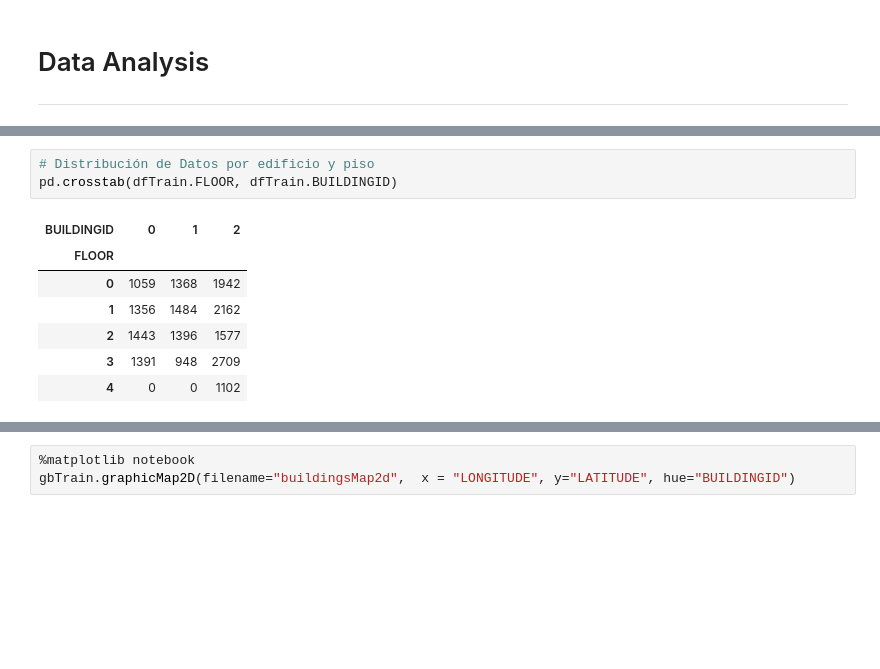
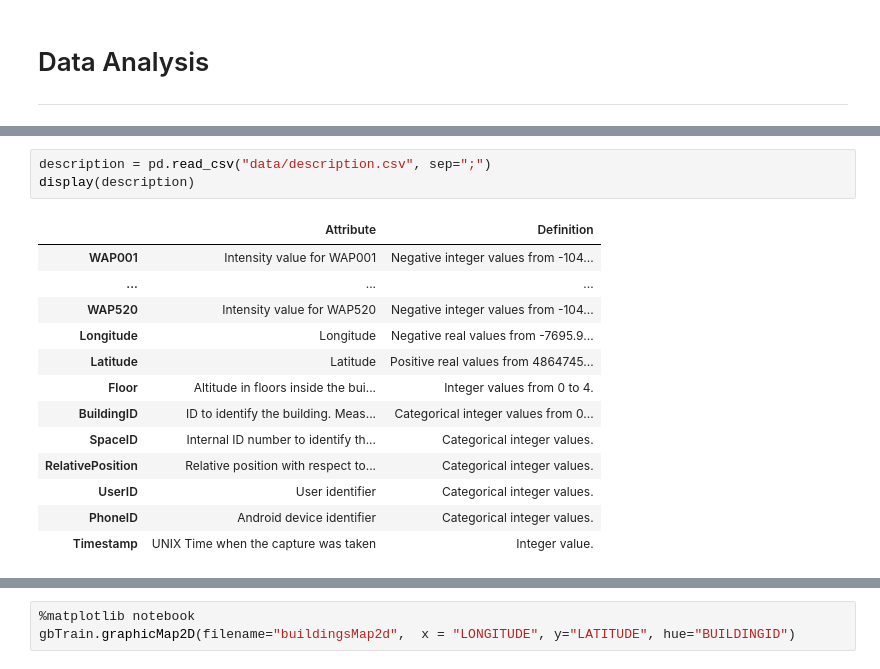
Before and after one commit to ohuarcaya/HyperparameterSearch, a Jupyter notebook: mhSearch/Data Analysis.ipynb, the cells around one changed output, grey strips where cells are left out. Saved outputs shown, nothing was run; the diff lists cells and outputs as text; blank space fills up the shorter version.

```diff
--- a/mhSearch/Data Analysis.ipynb
+++ b/mhSearch/Data Analysis.ipynb
@@ -80,11 +32,17 @@ array([ 2, 11,  3,  4,  5,  6,  7,  8,  9, 16, 10, 12, 13, 14, 15,  1, 17,
-# %%
-# Distribución de Datos por edificio y piso
-pd.crosstab(dfTrain.FLOOR, dfTrain.BUILDINGID)
-# %% [output]
-| BUILDINGID | 0 | 1 | 2 |
-| FLOOR |  |  |  |
-| 0 | 1059 | 1368 | 1942 |
-| 1 | 1356 | 1484 | 2162 |
-| 2 | 1443 | 1396 | 1577 |
-| 3 | 1391 | 948 | 2709 |
-| 4 | 0 | 0 | 1102 |
+# %%
+description = pd.read_csv("data/description.csv", sep=";")
+display(description)
+# %% [output]
+|  | Attribute | Definition |
+| WAP001 | Intensity value for WAP001 | Negative integer values from -104... |
+| ... | ... | ... |
+| WAP520 | Intensity value for WAP520 | Negative integer values from -104... |
+| Longitude | Longitude | Negative real values from -7695.9... |
+| Latitude | Latitude | Positive real values from 4864745... |
+| Floor | Altitude in floors inside the bui... | Integer values from 0 to 4. |
+| BuildingID | ID to identify the building. Meas... | Categorical integer values from 0... |
+| SpaceID | Internal ID number to identify th... | Categorical integer values. |
+| RelativePosition | Relative position with respect to... | Categorical integer values. |
+| UserID | User identifier | Categorical integer values. |
+| PhoneID | Android device identifier | Categorical integer values. |
+| Timestamp | UNIX Time when the capture was taken | Integer value. |
```
Also changed, not shown: parts of 8 cells of this notebook, 5 other files.
